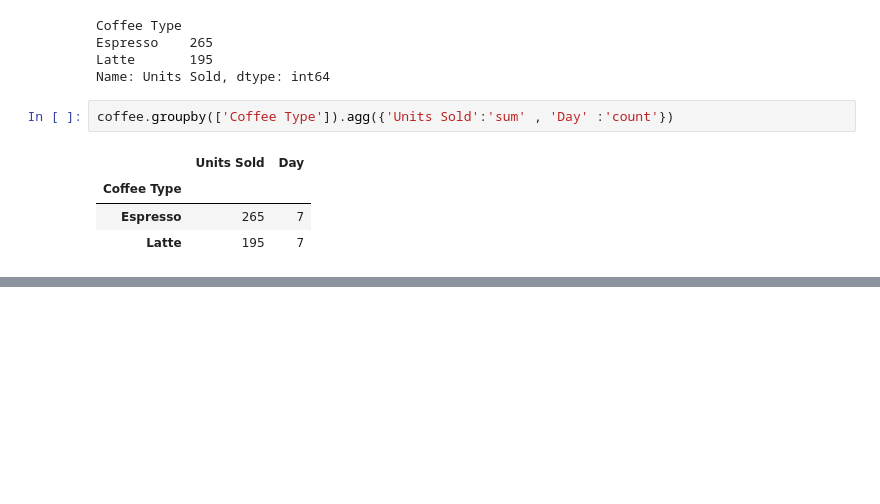
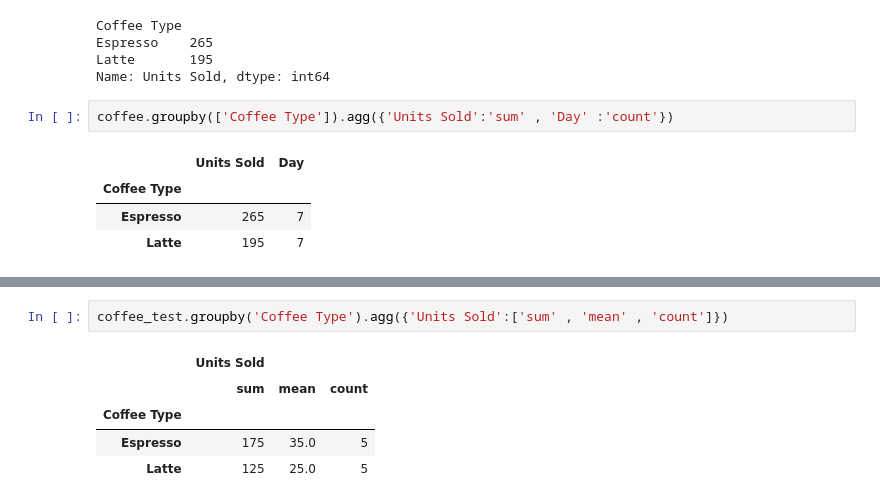
Before and after one commit to EslamKamel89/pandas, a Jupyter notebook: complete-pandas-tutorial/tutorial_2.ipynb, the cells around one changed output, grey strips where cells are left out. Drawn from its saved outputs; the diff is of its cells as text; blank space fills up the shorter version.

```diff
--- a/complete-pandas-tutorial/tutorial_2.ipynb
+++ b/complete-pandas-tutorial/tutorial_2.ipynb
@@ -1269,0 +1289,8 @@ coffee_new
+# %%
+coffee_test.groupby('Coffee Type').agg({'Units Sold':['sum' , 'mean' , 'count']})
+# %% [output]
+|  | Units Sold |  |  |
+|  | sum | mean | count |
+| Coffee Type |  |  |  |
+| Espresso | 175 | 35.0 | 5 |
+| Latte | 125 | 25.0 | 5 |
```
Also changed, not shown: parts of 5 cells of this notebook.
